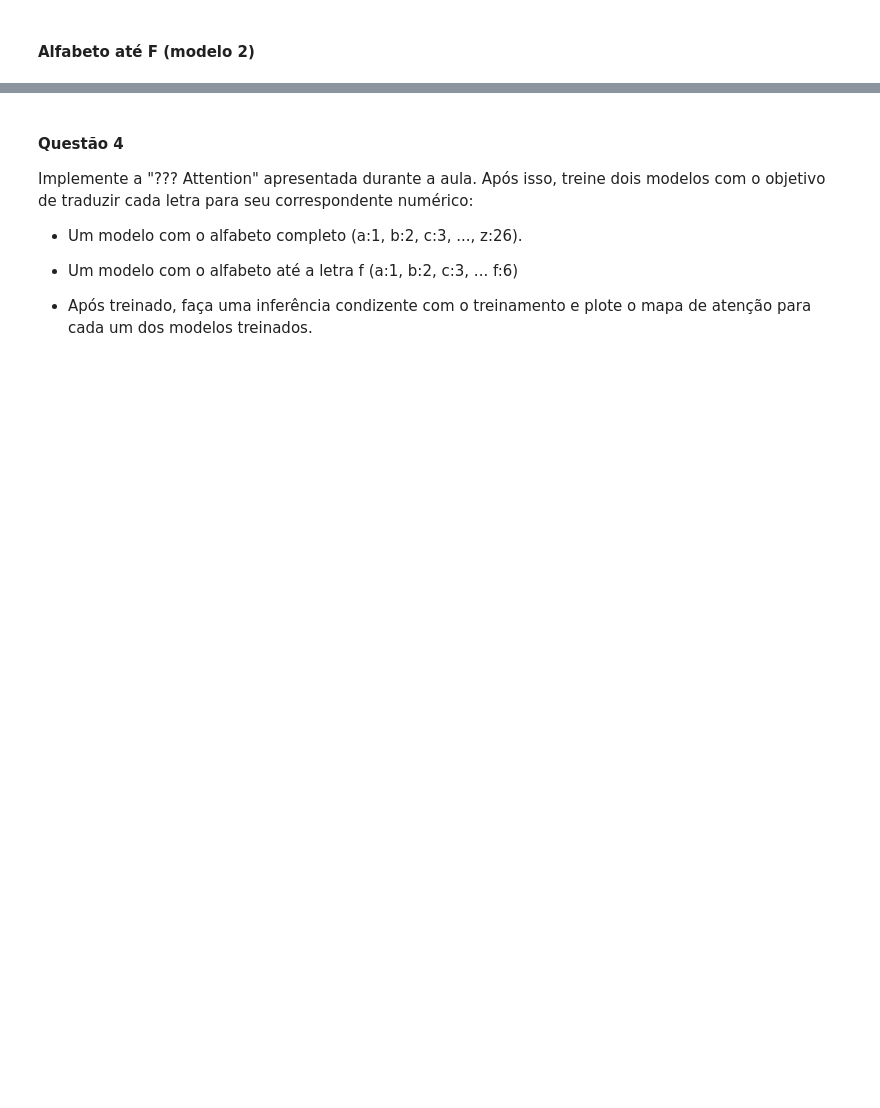
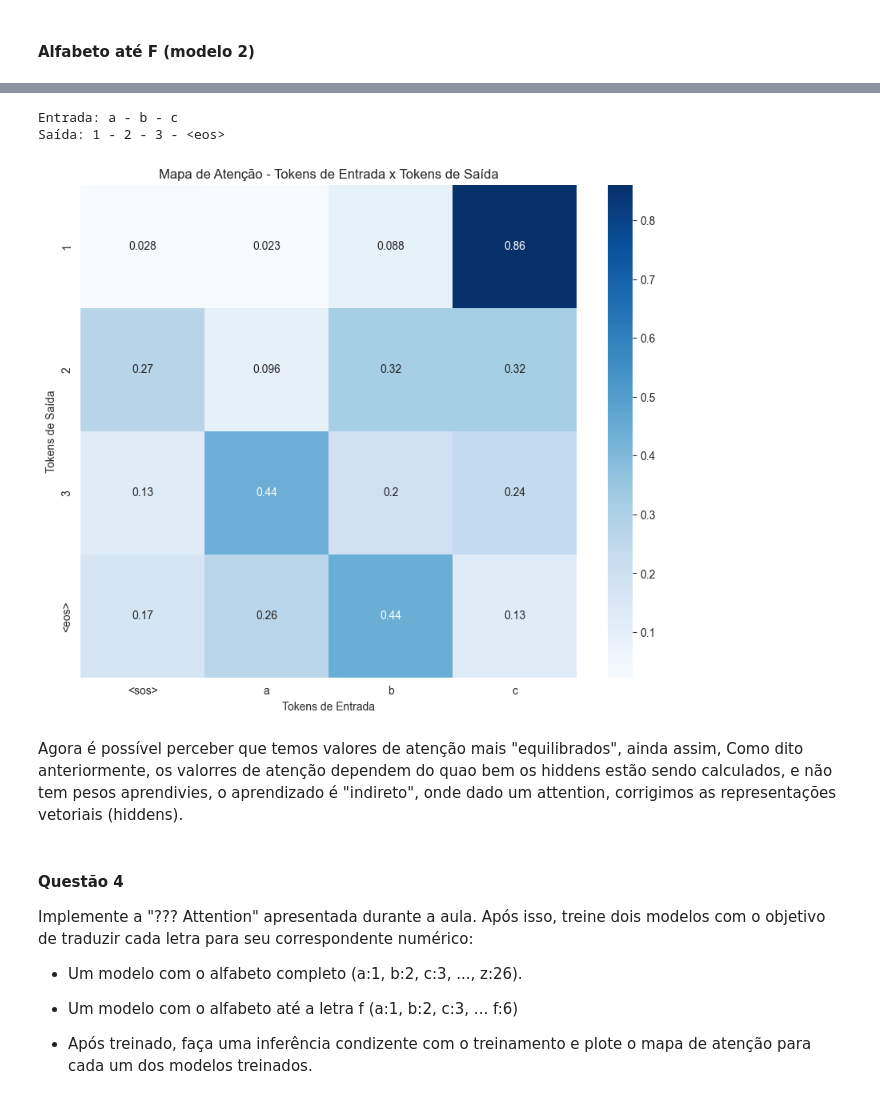
Before and after one commit to arturnovais/NLP-CLASS-2024, a Jupyter notebook: A2/MAIN.ipynb, the cells around one changed output, grey strips where cells are left out. Drawn from its saved outputs; the diff is of its cells as text; code cells hidden in the pictures; blank space fills up the shorter version.

```diff
--- a/A2/MAIN.ipynb
+++ b/A2/MAIN.ipynb
@@ -854,0 +1302,24 @@ plot_attention(model2, tokenizer, input=["a", "b", "c"])
+# %%
+tokenizer = Tokenizer()
+
+inputs = [
+    "a", "b", "c", "d", "e", "f"
+]
+
+outputs = [str(i + 1) for i, _ in enumerate(inputs)]
+
+tokenizer.add_input_vocab(inputs)
+tokenizer.add_output_vocab(outputs)
+input_vocab_size = tokenizer.len_vocab_input
+output_vocab_size = tokenizer.len_vocab_output
+emb_dim = 32
+hidden_dim = 32
+n_layers = 2
+dropout = 0.2
+learning_rate = 0.001
+num_steps = 5000
+
+model1 = Seq2Seq(input_vocab_size, output_vocab_size, emb_dim, hidden_dim, n_layers, dropout)
+criterion = nn.CrossEntropyLoss()
+optimizer = optim.Adam(model1.parameters(), lr=learning_rate)
+history = train(model1, tokenizer, criterion, optimizer, num_steps)
@@ -855,3 +1347,11 @@ plot_attention(model2, tokenizer, input=["a", "b", "c"])
+# %%
+plot_attention(model1, tokenizer, input=["a", "b", "c"])
+# %% [output]
+Entrada: a - b - c
+Saída: 1 - 2 - 3 - <eos>
+[figure, added]
+# %% [markdown]
+Agora é possível perceber que temos valores de atenção mais "equilibrados", ainda assim, Como dito anteriormente, os valorres de atenção dependem do quao bem os hiddens estão sendo calculados, e não tem pesos aprendivies, o aprendizado é "indireto", onde dado um attention, corrigimos as representações vetoriais (hiddens).
 # %% [markdown]
 #### **Questão 4**
 Implemente a "??? Attention" apresentada durante a aula.  Após isso, treine dois modelos com o objetivo de traduzir cada letra para seu correspondente numérico:
```
Also changed, not shown: parts of 86 cells of this notebook.
